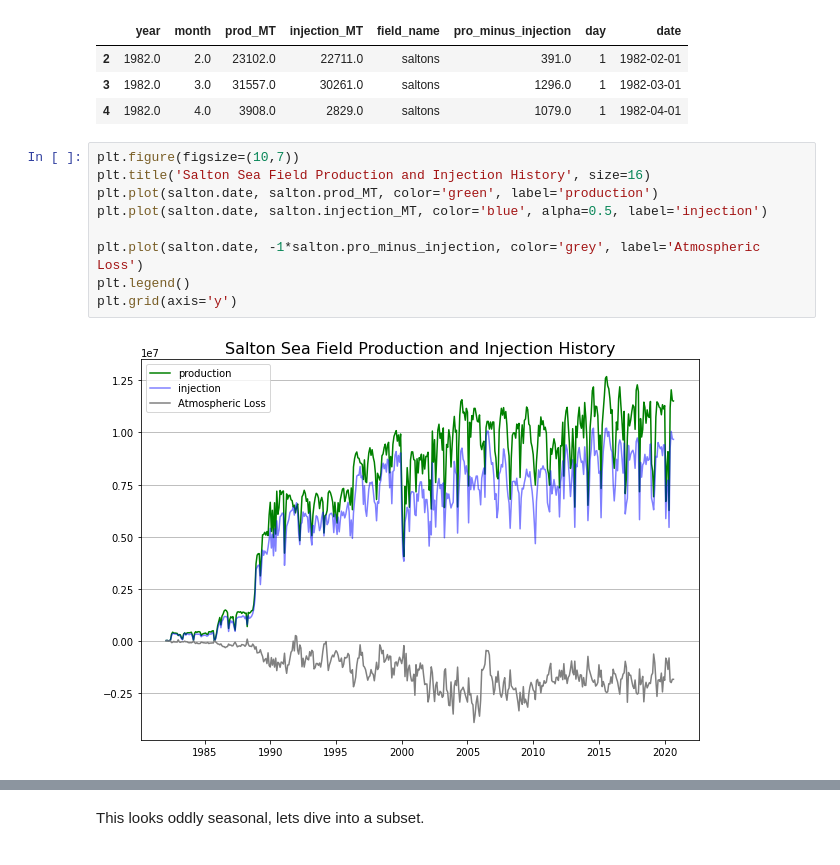
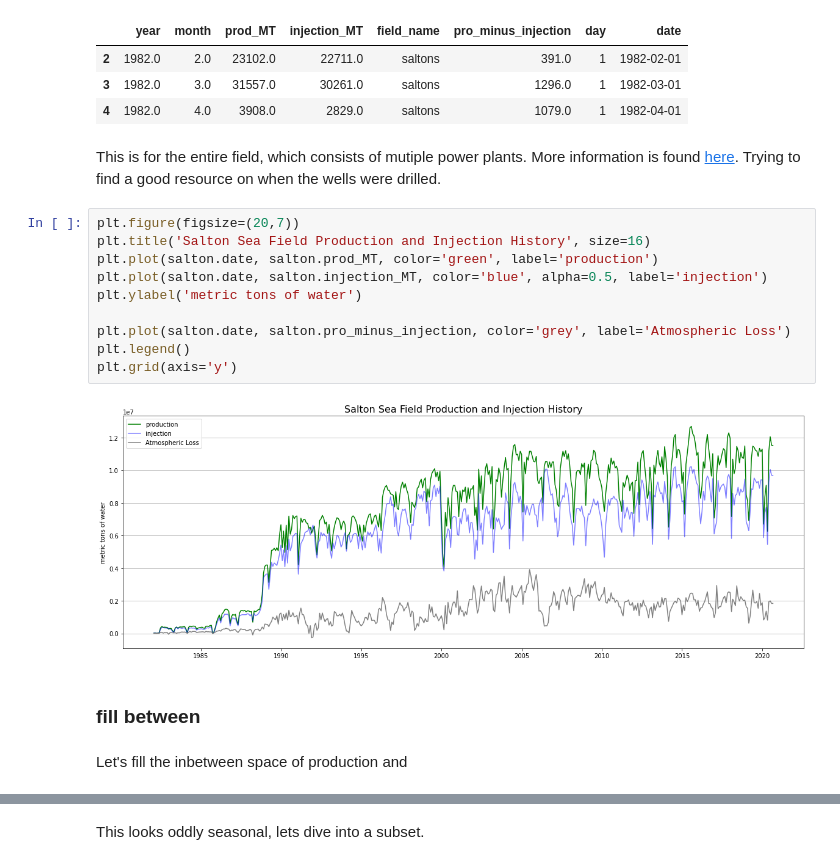
Before and after one commit to ThomasMGeo/T21-well-data-bonanza, a Jupyter notebook: T21_well_bonanza/0_ca_geotherm_data_explore.ipynb, the cells around one changed output, grey strips where cells are left out. Saved outputs shown, nothing was run; the diff lists cells and outputs as text.

```diff
--- a/T21_well_bonanza/0_ca_geotherm_data_explore.ipynb
+++ b/T21_well_bonanza/0_ca_geotherm_data_explore.ipynb
@@ -226,14 +253,21 @@ salton.head(3)
 | 2 | 1982.0 | 2.0 | 23102.0 | 22711.0 | saltons | 391.0 | 1 | 1982-02-01 |
 | 3 | 1982.0 | 3.0 | 31557.0 | 30261.0 | saltons | 1296.0 | 1 | 1982-03-01 |
 | 4 | 1982.0 | 4.0 | 3908.0 | 2829.0 | saltons | 1079.0 | 1 | 1982-04-01 |
+# %% [markdown]
+This is for the entire field, which consists of mutiple power plants. More information is found [here](https://en.wikipedia.org/wiki/Imperial_Valley_Geothermal_Project). Trying to find a good resource on when the wells were drilled.
 # %%
-plt.figure(figsize=(10,7))
+plt.figure(figsize=(20,7))
 plt.title('Salton Sea Field Production and Injection History', size=16)
 plt.plot(salton.date, salton.prod_MT, color='green', label='production')
 plt.plot(salton.date, salton.injection_MT, color='blue', alpha=0.5, label='injection')
+plt.ylabel('metric tons of water')
 
-plt.plot(salton.date, -1*salton.pro_minus_injection, color='grey', label='Atmospheric Loss')
+plt.plot(salton.date, salton.pro_minus_injection, color='grey', label='Atmospheric Loss')
 plt.legend()
 plt.grid(axis='y')
 # %% [output]
-[figure, old version]
+[figure, new version]
+# %% [markdown]
+### fill between
+# %% [markdown]
+Let's fill the inbetween space of production and
```
Also changed, not shown: parts of 37 cells of this notebook, 1 other file.
